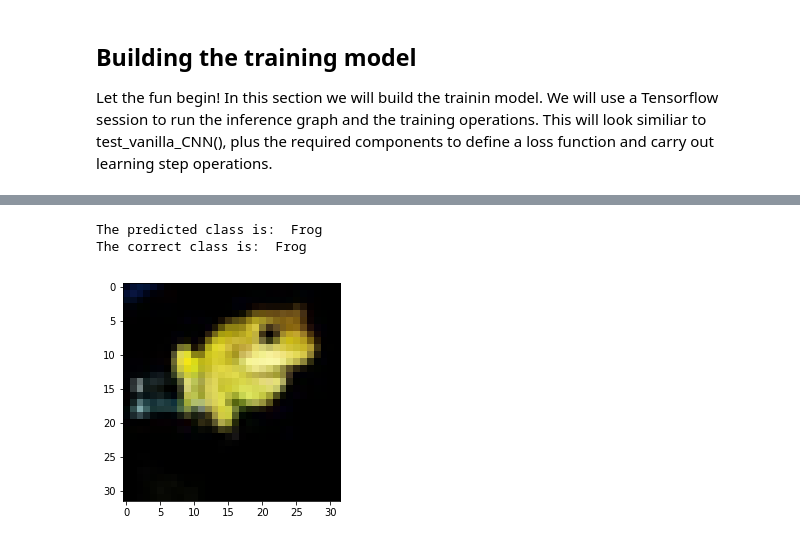
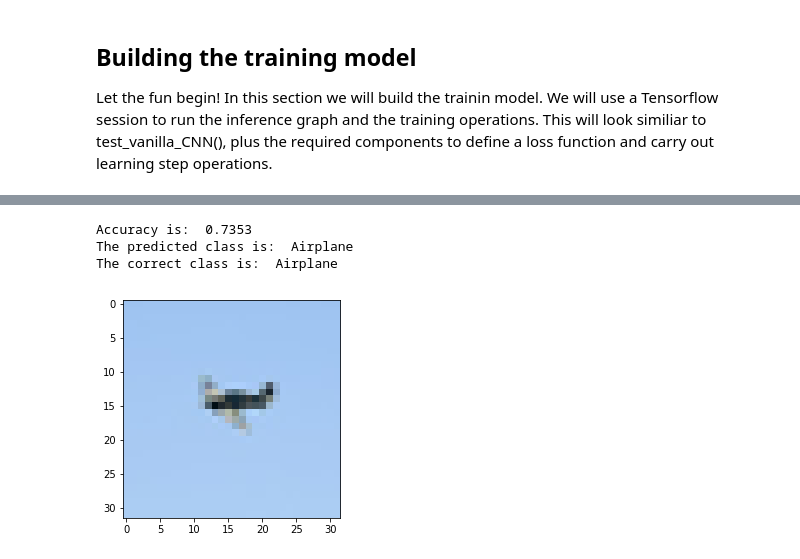
Before and after one commit to JACantoral/MyTensorflowExamples, a Jupyter notebook: vanilla_cnn.ipynb, the cells around one changed output, grey strips where cells are left out. Cells and saved outputs as stored; diff of their text form; code cells hidden in the pictures.

Commit message:
Added support for best model

```diff
--- a/vanilla_cnn.ipynb
+++ b/vanilla_cnn.ipynb
@@ -472,21 +498,26 @@ num_filters = [3, 32, 64, 64, 128, 10]
 
 #10e-3 if random init with std = 0.01
 # Let us try for 10 combinations of regularization and learning rates
-total_tests = 5
-num_epochs = 10
+total_tests = 3
+num_epochs = 3
 accuracies = {}
+best_acc = 0.0
 for test in range(total_tests):
     learning_rate = 10**np.random.uniform(-4, -1)
     reg = 10**np.random.uniform(-5.5, -2.5)
-    update_param, best_acc = train_CNN(
+    update_param, acc = train_CNN(
                 num_filters,
                 num_epochs=num_epochs,
                 learning_rate=learning_rate,
                 reg=reg,
                 print_every=100,
                 minibatch_size = 64,
-                dropout_p=1.0)
-    accuracies[(learning_rate, reg)] = best_acc
+                dropout_p=1.0,
+                last_acc=best_acc)
+    accuracies[(learning_rate, reg)] = acc
+    if acc > best_acc:
+        best_acc = acc
+        best_model = update_param
     print('Accuracy with LR=%f and Reg=%f ---> %f' %(learning_rate, reg, best_acc))
 
 accs = sorted([(acc, lr_reg )for lr_reg, acc in accuracies.items()], reverse=1)
@@ -513,17 +544,18 @@ Best acc after 10 epochs: 0.731000 with lr: 1.403179e-02 and reg: 0.001462
 # %%
-# From the previous result, we see that the best accuracy is with LR = 1.679e-02, thus we can look in a finer
+# From the previous result, we see that the best accuracy is with LR = ~9.66e-03, thus we can look in a finer
 # interval, e.g. 10**[-2, -1.5]
-# since Reg = 0.000005, let us look in the interval [-5.5, -4.5]
+# since Reg = 0.0011, let us look in the interval [-4, -2]
 # Then in this step, we will look in narrower interval to fine tune the LR and Reg values.
 
 # Let us try for 10 combinations of regularization and learning rates
 total_tests = 5
 num_epochs = 10
 accuracies = {}
+best_acc = 0
 for test in range(total_tests):
     learning_rate = 10**np.random.uniform(-2.5, -1.5)
-    reg = 10**np.random.uniform(-5, -4)
-    update_param, best_acc = train_CNN(
+    reg = 10**np.random.uniform(-4, -2)
+    update_param, acc = train_CNN(
                 num_filters,
                 num_epochs=num_epochs,
                 learning_rate=learning_rate,
@@ -531,7 +563,10 @@ for test in range(total_tests):
                 print_every=100,
                 minibatch_size = 64,
                 dropout_p=1.0)
-    accuracies[(learning_rate, reg)] = best_acc
+    accuracies[(learning_rate, reg)] = acc
+    if acc > best_acc:
+        best_acc = acc
+        best_model = update_param
     print('Accuracy with LR=%f and Reg=%f ---> %f' %(learning_rate, reg, best_acc))
 
 accs = sorted([(acc, lr_reg )for lr_reg, acc in accuracies.items()], reverse=1)
@@ -540,30 +593,37 @@ print('Best acc after %d epochs: %f with lr: %e and reg: %f'
 # %%
 # Firstly, we create the placeholder that will receive the test data
 x = tf.placeholder(tf.float32, [1, 32, 32, 3])
+x_acc = tf.placeholder(tf.float32, [None, 32, 32, 3])
 
 
 # Since we used a dictionary instead of a list for storing the parameters, but the training routine returns
 # a list, we first convert manually the list into a dictionary
 update_params = {}
 list_of_keys = ['W1', 'b1', 'W2', 'b2', 'W3', 'b3', 'W4', 'b4', 'W5','b5']
-update_params = {key : update_param[i] for i,key in enumerate(list_of_keys)}
+update_params = {key : best_model[i] for i,key in enumerate(list_of_keys)}
 
 
 # We then, call the fordward function
 scores = five_layer_CNN(x=x, params=update_params, classes=10 ,training=False)
+scores_acc = five_layer_CNN(x=x_acc, params=update_params, classes=10 ,training=False)
 
 idx = np.random.randint(10000)
 
 # Let's now create run the prediction graph
 with tf.Session() as sess2:
     sess2.run(tf.global_variables_initializer())
     scores2 = sess2.run(scores, feed_dict={x:x_test[idx].reshape(1, 32, 32, 3)})
 
+    acc = compute_accuracy(sess2, 64, scores_acc, x_acc)
+
+    print('Accuracy is: ', acc)
+
     print('The predicted class is: ', classes[np.argmax(scores2)])
     print('The correct class is: ', classes[y_test[idx]])
 
     plt.imshow(x_test[idx].astype(np.int32))
 # %% [output]
-The predicted class is:  Frog
-The correct class is:  Frog
+Accuracy is:  0.7353
+The predicted class is:  Airplane
+The correct class is:  Airplane
-[figure, old version]
+[figure, new version]
```
Also changed, not shown: parts of 8 cells of this notebook.
